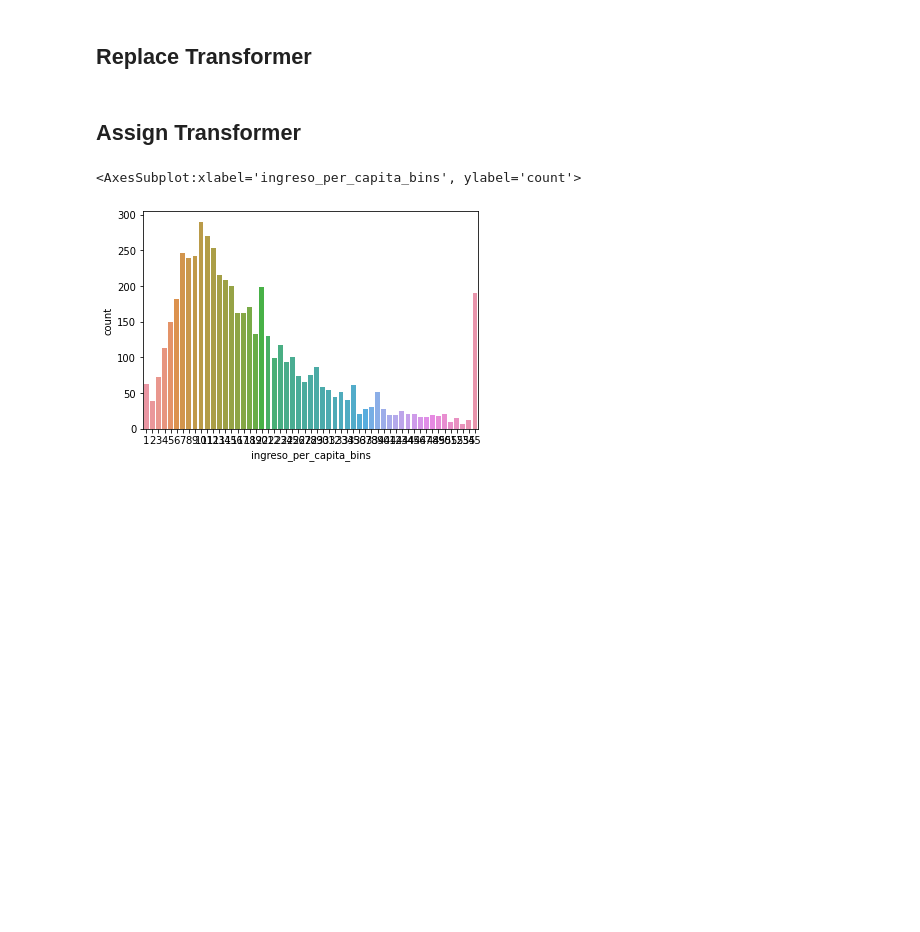
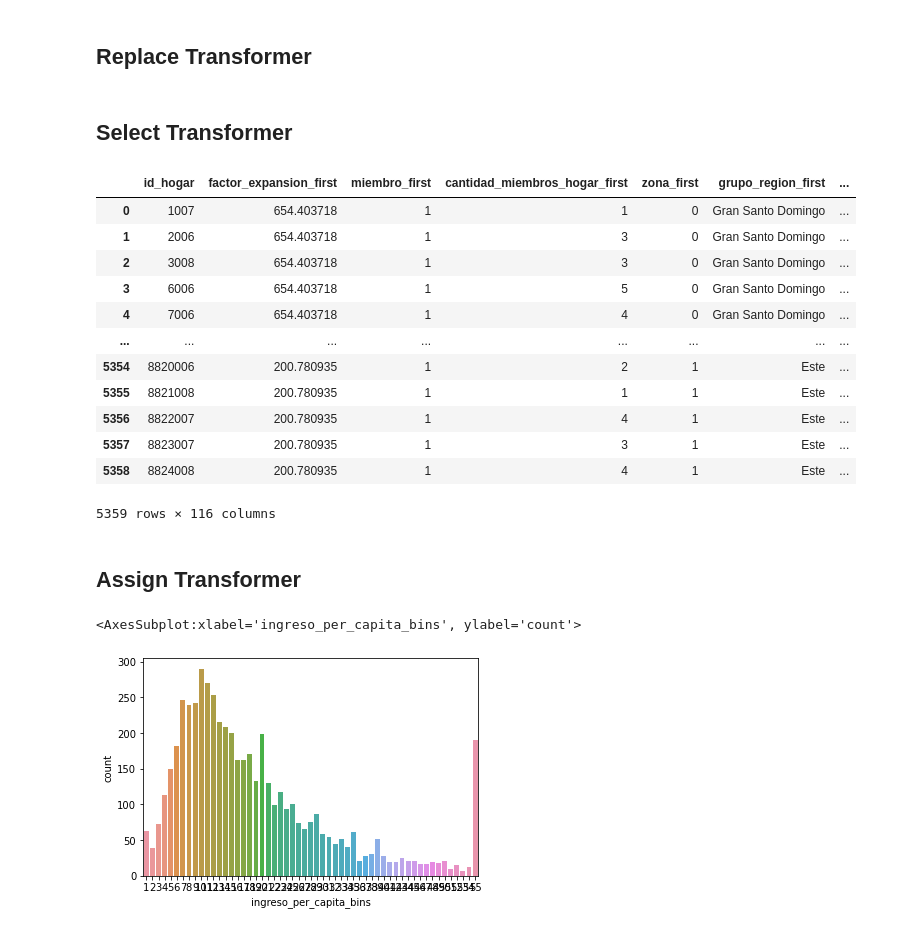
Before and after one commit to AlejandroCoronadoN/mepyd-incluia, a Jupyter notebook: notebooks/processing_ENCFT.ipynb, the cells around one changed output. Cells and saved outputs as stored; diff of their text form; code cells hidden in the pictures; blank space fills up the shorter version.

```diff
--- a/notebooks/processing_ENCFT.ipynb
+++ b/notebooks/processing_ENCFT.ipynb
@@ -283,12 +297,17 @@ aggregate_member_map = {
         'ingreso_monetario_exterior', 'ingreso_no_laboral_no_monetario',
         'ingreso_no_laboral_monetario', 'ingreso_laboral_no_monetario',
         'ingreso_laboral_monetario', 'ingreso_subsidios_covid',
-        'ingreso_sin_subsidios_covid', 'ingreso_sin_qec', 'sexo_jefe_familia',
-        'quedate_en_casa', 'comer_es_primero', 'edad_menor_5', 'edad_mayor_60'
+        'ingreso_sin_subsidios_covid', 'ingreso_sin_qec',
+        'quedate_en_casa', 'comer_es_primero',
+        'sexo_jefe_familia', 'edad_menor_5', 'edad_mayor_60',
+        'es_jefe', 'es_conyugue', 'es_hijo', 'otro_pariente',
+        'no_pariente', 'es_informal', 'es_formal'
     ],
 
     'any': [
-        'edad_menor_5', 'edad_mayor_60'
+        'edad_menor_5', 'edad_mayor_60', 'edad_mayor_65',
+        'edad_5_a_10', 'edad_10_a_15', 'es_trabajador_domestico',
+        'es_enfermo', 'es_informal', 'es_trabajador_infantil'
     ],
 }
 keep_first = ['factor_expansion', 'miembro', 'cantidad_miembros_hogar', 'zona', 'grupo_region']
@@ -329,3 +348,31 @@ household_replace_map = {
 }
 household_replace_transformer = ReplaceTransformer(household_replace_map)
 survey_household_replaced = household_replace_transformer.transform(survey_household_merged)
+# %% [markdown]
+## Select Transformer
+# %%
+estrato_region_map = {
+    'DISTRITO NACIONAL': 'Región Ozama',
+    'SANTO DOMINGO URBANO': 'Región Ozama',
+    'SANTO DOMINGO RURAL': 'Región Ozama',
+    'SANTIAGO URBANO': 'Región Cibao Norte',
+    'SANTIAGO RURAL': 'Región Cibao Norte',
+    'RESTO CIBAO NORTE URBANO': 'Región Cibao Norte',
+    'RESTO CIBAO NORTE RURAL': 'Región Cibao Norte',
+    'CIBAO SUR URBANO': 'Región Cibao Sur',
+    'CIBAO SUR RURAL': 'Región Cibao Sur',
+    ' CIBAO NORDESTE URBANO': 'Región Cibao Nordeste',
+    ' CIBAO NORDESTE RURAL': 'Región Cibao Nordeste',
+    ' CIBAO NOROESTE URBANO': 'Región Cibao Noroeste',
+    ' CIBAO NOROESTE RURAL': 'Región Cibao Noroeste',
+    ' VALDESIA URBANO': 'Región Valdesia',
+    ' VALDESIA RURAL': 'Región Valdesia',
+    ' EL VALLE URBANO': 'Región El Valle',
+    ' EL VALLE RURAL': 'Región El Valle',
+    ' ENRIQUILLO URBANO': 'Región Enriquillo',
+    ' ENRIQUILLO RURAL': 'Región Enriquillo',
+    ' HIGUAMO URBANO': 'Región Higuamo',
+    ' HIGUAMO RURAL': 'Región Higuamo',
+    ' YUMA URBANO': 'Región Yuma',
+    ' YUMA RURAL': 'Región Yuma'
+}
@@ -332,3 +423,19 @@ survey_household_replaced = household_replace_transformer.transform(survey_house
+# %%
+survey_household_selected
+# %% [output]
+|  | id_hogar | factor_expansion_first | miembro_first | cantidad_miembros_hogar_first | zona_first | grupo_region_first | ... |
+| 0 | 1007 | 654.403718 | 1 | 1 | 0 | Gran Santo Domingo | ... |
+| 1 | 2006 | 654.403718 | 1 | 3 | 0 | Gran Santo Domingo | ... |
+| 2 | 3008 | 654.403718 | 1 | 3 | 0 | Gran Santo Domingo | ... |
+| 3 | 6006 | 654.403718 | 1 | 5 | 0 | Gran Santo Domingo | ... |
+| 4 | 7006 | 654.403718 | 1 | 4 | 0 | Gran Santo Domingo | ... |
+| ... | ... | ... | ... | ... | ... | ... | ... |
+| 5354 | 8820006 | 200.780935 | 1 | 2 | 1 | Este | ... |
+| 5355 | 8821008 | 200.780935 | 1 | 1 | 1 | Este | ... |
+| 5356 | 8822007 | 200.780935 | 1 | 4 | 1 | Este | ... |
+| 5357 | 8823007 | 200.780935 | 1 | 3 | 1 | Este | ... |
+| 5358 | 8824008 | 200.780935 | 1 | 4 | 1 | Este | ... |
+5359 rows × 116 columns
 # %% [markdown]
 ## Assign Transformer
 # %%
```
Also changed, not shown: parts of 13 cells of this notebook.
